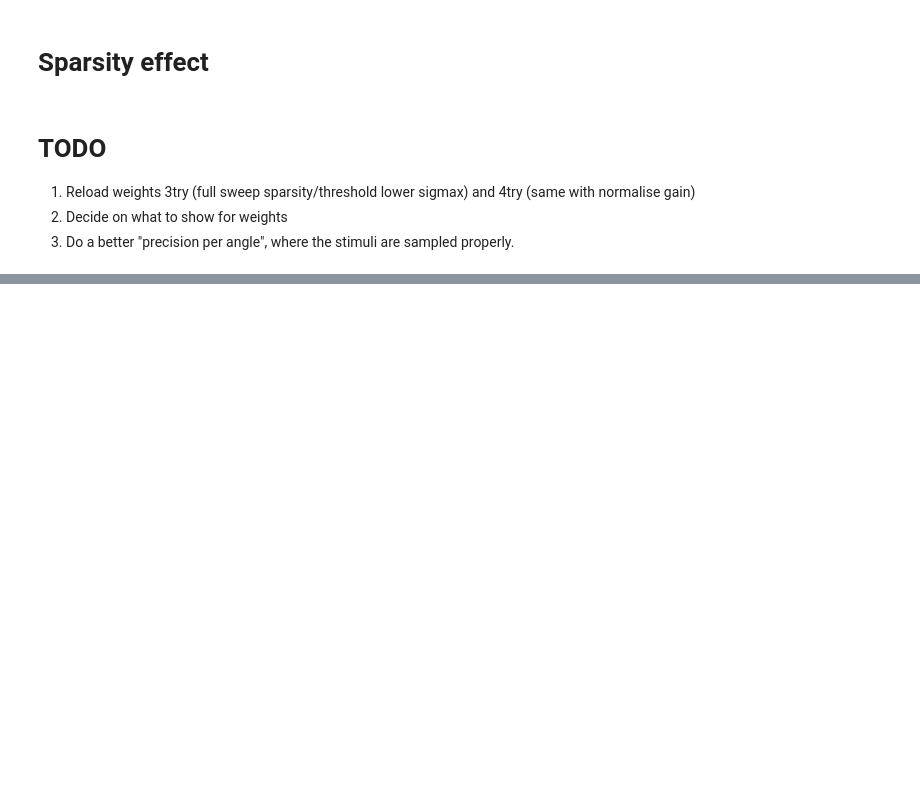
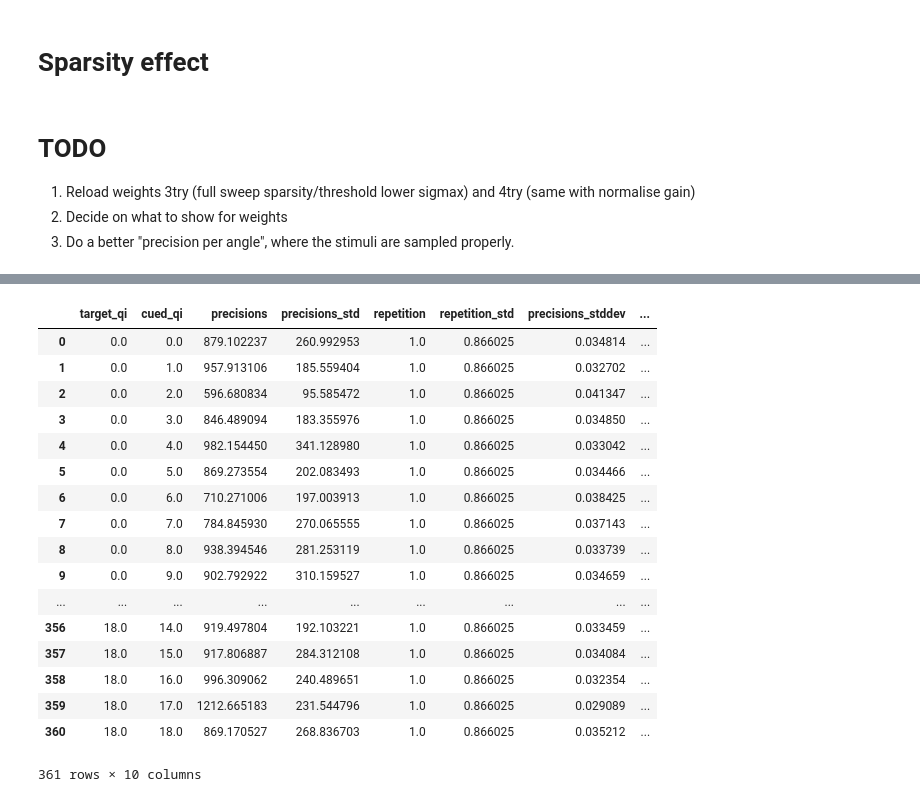
Before and after one commit to Azhag/Bayesian-visual-working-memory, a Jupyter notebook: Experiments/thesis_plots/Single Item characterisation - Hierarchical Network - 06.2017.ipynb, the cells around one changed output, grey strips where cells are left out. Saved outputs shown, nothing was run; the diff lists cells and outputs as text; code cells hidden in the pictures; blank space fills up the shorter version.

```diff
--- a/Experiments/thesis_plots/Single Item characterisation - Hierarchical Network - 06.2017.ipynb
+++ b/Experiments/thesis_plots/Single Item characterisation - Hierarchical Network - 06.2017.ipynb
@@ -568,0 +633,21 @@ plt.tight_layout()
+# %%
+df_avgstd
+# %% [output]
+|  | target_qi | cued_qi | precisions | precisions_std | repetition | repetition_std | precisions_stddev | ... |
+| 0 | 0.0 | 0.0 | 879.102237 | 260.992953 | 1.0 | 0.866025 | 0.034814 | ... |
+| 1 | 0.0 | 1.0 | 957.913106 | 185.559404 | 1.0 | 0.866025 | 0.032702 | ... |
+| 2 | 0.0 | 2.0 | 596.680834 | 95.585472 | 1.0 | 0.866025 | 0.041347 | ... |
+| 3 | 0.0 | 3.0 | 846.489094 | 183.355976 | 1.0 | 0.866025 | 0.034850 | ... |
+| 4 | 0.0 | 4.0 | 982.154450 | 341.128980 | 1.0 | 0.866025 | 0.033042 | ... |
+| 5 | 0.0 | 5.0 | 869.273554 | 202.083493 | 1.0 | 0.866025 | 0.034466 | ... |
+| 6 | 0.0 | 6.0 | 710.271006 | 197.003913 | 1.0 | 0.866025 | 0.038425 | ... |
+| 7 | 0.0 | 7.0 | 784.845930 | 270.065555 | 1.0 | 0.866025 | 0.037143 | ... |
+| 8 | 0.0 | 8.0 | 938.394546 | 281.253119 | 1.0 | 0.866025 | 0.033739 | ... |
+| 9 | 0.0 | 9.0 | 902.792922 | 310.159527 | 1.0 | 0.866025 | 0.034659 | ... |
+| ... | ... | ... | ... | ... | ... | ... | ... | ... |
+| 356 | 18.0 | 14.0 | 919.497804 | 192.103221 | 1.0 | 0.866025 | 0.033459 | ... |
+| 357 | 18.0 | 15.0 | 917.806887 | 284.312108 | 1.0 | 0.866025 | 0.034084 | ... |
+| 358 | 18.0 | 16.0 | 996.309062 | 240.489651 | 1.0 | 0.866025 | 0.032354 | ... |
+| 359 | 18.0 | 17.0 | 1212.665183 | 231.544796 | 1.0 | 0.866025 | 0.029089 | ... |
+| 360 | 18.0 | 18.0 | 869.170527 | 268.836703 | 1.0 | 0.866025 | 0.035212 | ... |
+361 rows × 10 columns
```
Also changed, not shown: parts of 7 cells of this notebook, 5 other files.
